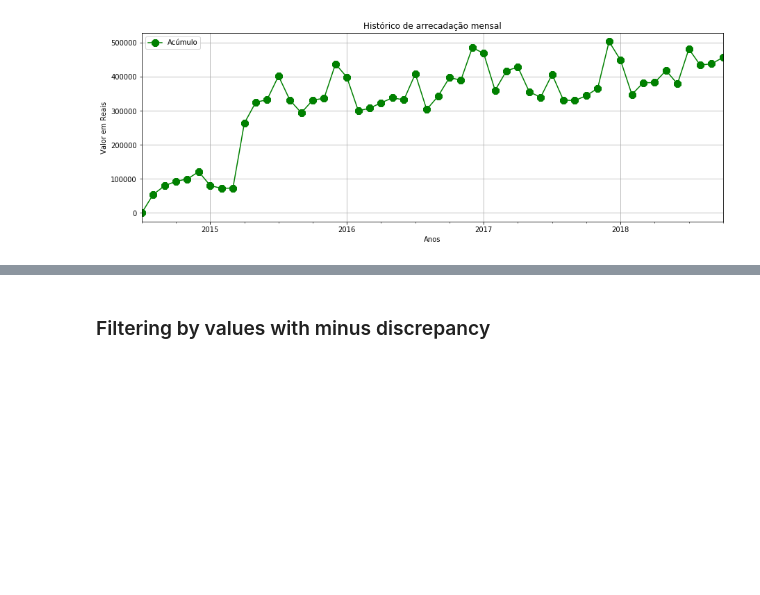
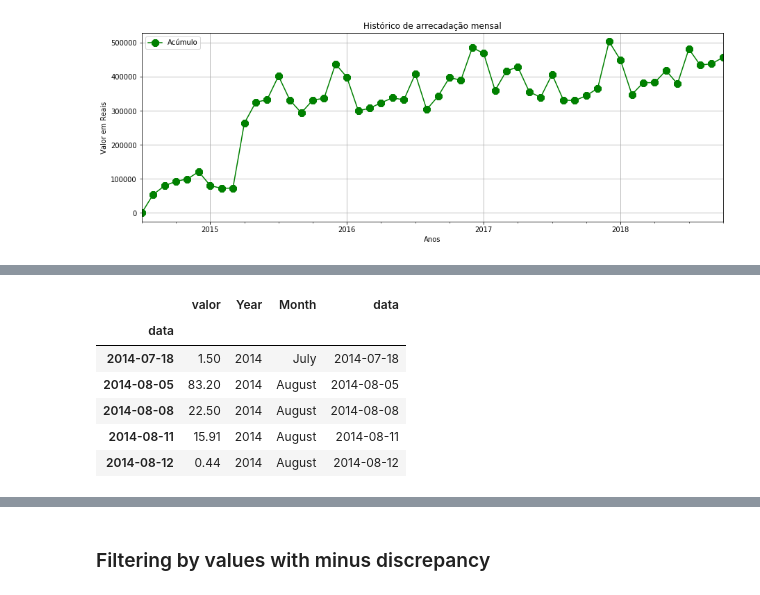
Before and after one commit to AAntunesNDS/time_series_deeplearning, a Jupyter notebook: TimeSeriesKerasTensorFlow_DevAcademyChallange_Dataset_2.ipynb, the cells around one changed output, grey strips where cells are left out. Saved outputs shown, nothing was run; the diff lists cells and outputs as text; code cells hidden in the pictures; blank space fills up the shorter version.

```diff
--- a/TimeSeriesKerasTensorFlow_DevAcademyChallange_Dataset_2.ipynb
+++ b/TimeSeriesKerasTensorFlow_DevAcademyChallange_Dataset_2.ipynb
@@ -98,0 +146,11 @@ ax.grid()
+# %%
+data['data'] = data.index
+data.head()
+# %% [output]
+|  | valor | Year | Month | data |
+| data |  |  |  |  |
+| 2014-07-18 | 1.50 | 2014 | July | 2014-07-18 |
+| 2014-08-05 | 83.20 | 2014 | August | 2014-08-05 |
+| 2014-08-08 | 22.50 | 2014 | August | 2014-08-08 |
+| 2014-08-11 | 15.91 | 2014 | August | 2014-08-11 |
+| 2014-08-12 | 0.44 | 2014 | August | 2014-08-12 |
```
Also changed, not shown: parts of 23 cells of this notebook.
